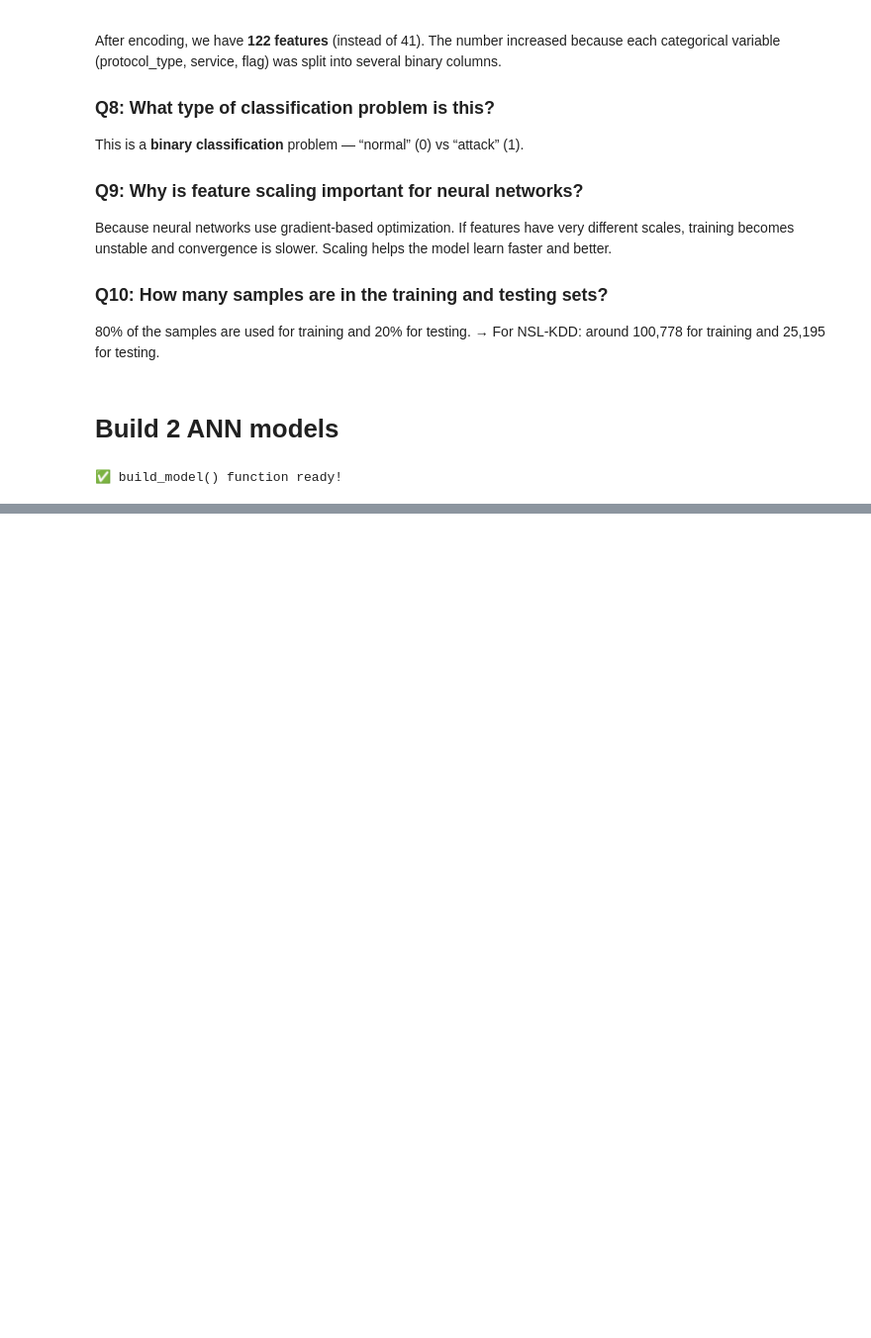
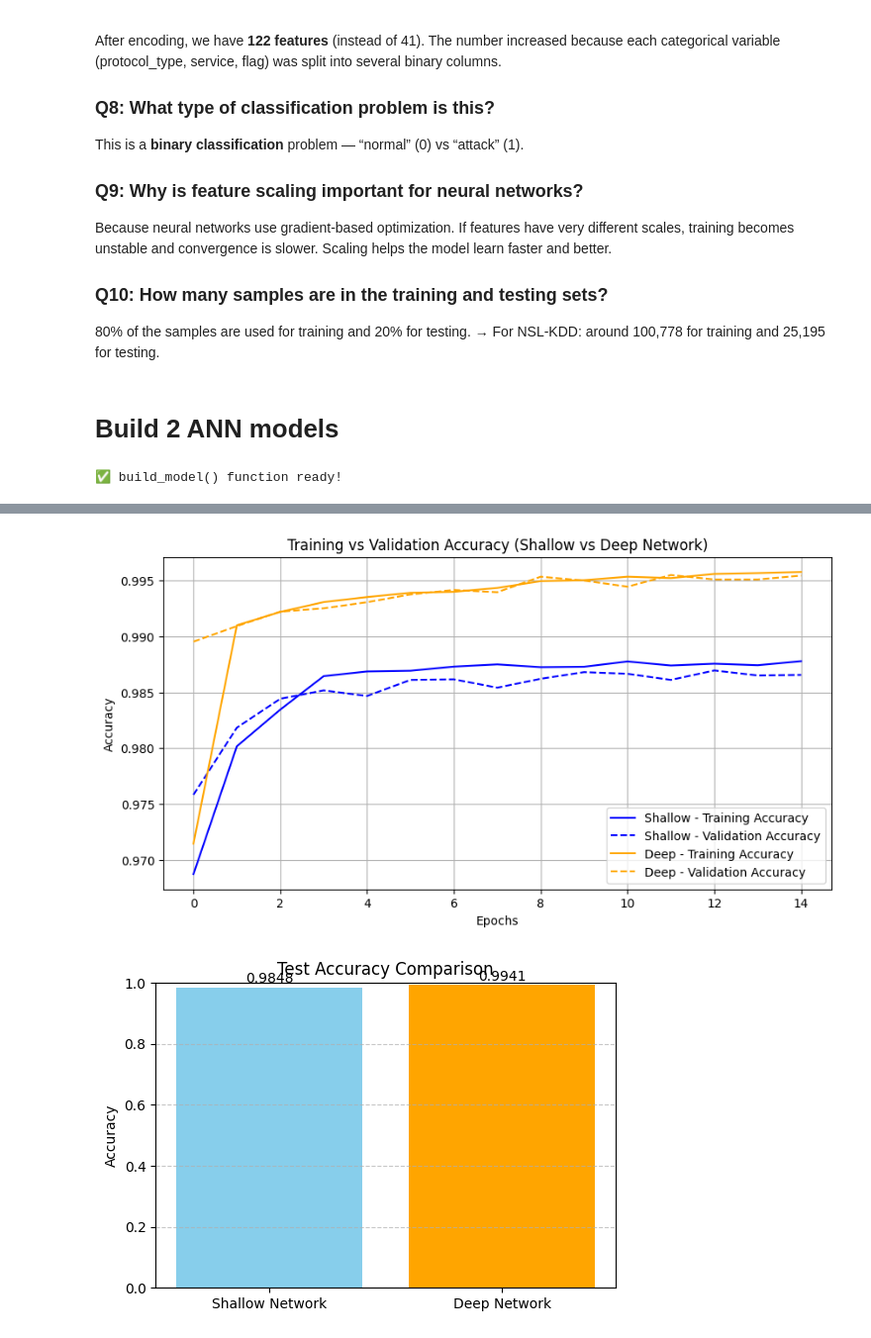
Before and after one commit to Ziouche-maroua/TP_ML_DL, a Jupyter notebook: ANN.ipynb, the cells around one changed output, grey strips where cells are left out. Shown at 99% size. Drawn from its saved outputs; the diff is of its cells as text; code cells hidden in the pictures; blank space fills up the shorter version.

```diff
--- a/ANN.ipynb
+++ b/ANN.ipynb
@@ -336,0 +442,43 @@ Epoch 15/15
+# %%
+import matplotlib.pyplot as plt
+
+# Extract accuracies from history
+train_acc1 = history1.history['accuracy']
+val_acc1 = history1.history['val_accuracy']
+train_acc2 = history2.history['accuracy']
+val_acc2 = history2.history['val_accuracy']
+
+# Plot training vs validation accuracy for both models
+plt.figure(figsize=(10, 5))
+plt.plot(train_acc1, label='Shallow - Training Accuracy', color='blue')
+plt.plot(val_acc1, label='Shallow - Validation Accuracy', linestyle='--', color='blue')
+plt.plot(train_acc2, label='Deep - Training Accuracy', color='orange')
+plt.plot(val_acc2, label='Deep - Validation Accuracy', linestyle='--', color='orange')
+plt.title('Training vs Validation Accuracy (Shallow vs Deep Network)')
+plt.xlabel('Epochs')
+plt.ylabel('Accuracy')
+plt.legend()
+plt.grid(True)
+plt.show()
+
+#  Bar chart comparing test accuracies
+models = ['Shallow Network', 'Deep Network']
+accuracies = [test_acc1, test_acc2]
+
+plt.figure(figsize=(6, 4))
+bars = plt.bar(models, accuracies, color=['skyblue', 'orange'])
+plt.title('Test Accuracy Comparison')
+plt.ylabel('Accuracy')
+
+# Display accuracy values on top of bars
+for bar in bars:
+    height = bar.get_height()
+    plt.text(bar.get_x() + bar.get_width() / 2, height + 0.005,
+             f'{height:.4f}', ha='center', va='bottom')
+
+plt.ylim(0, 1)
+plt.grid(axis='y', linestyle='--', alpha=0.7)
+plt.show()
+# %% [output]
+[figure, added]
+[figure, added]
```
Also changed, not shown: parts of 10 cells of this notebook, 1 other file.
